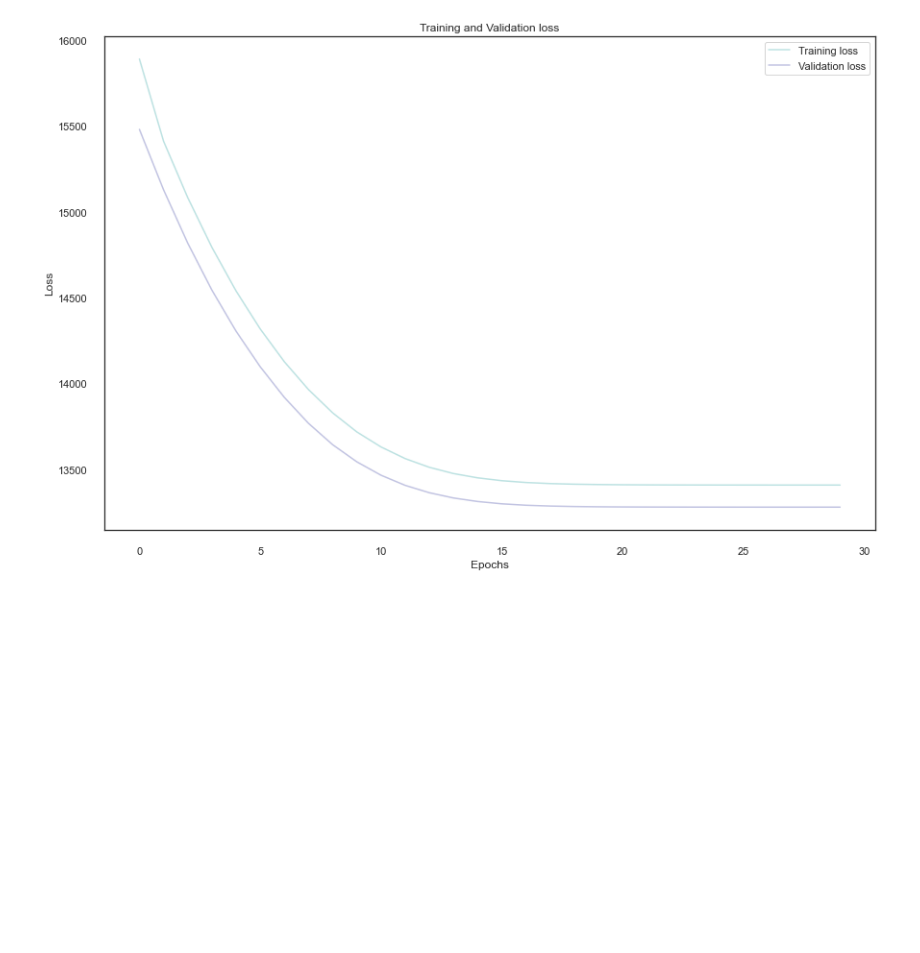
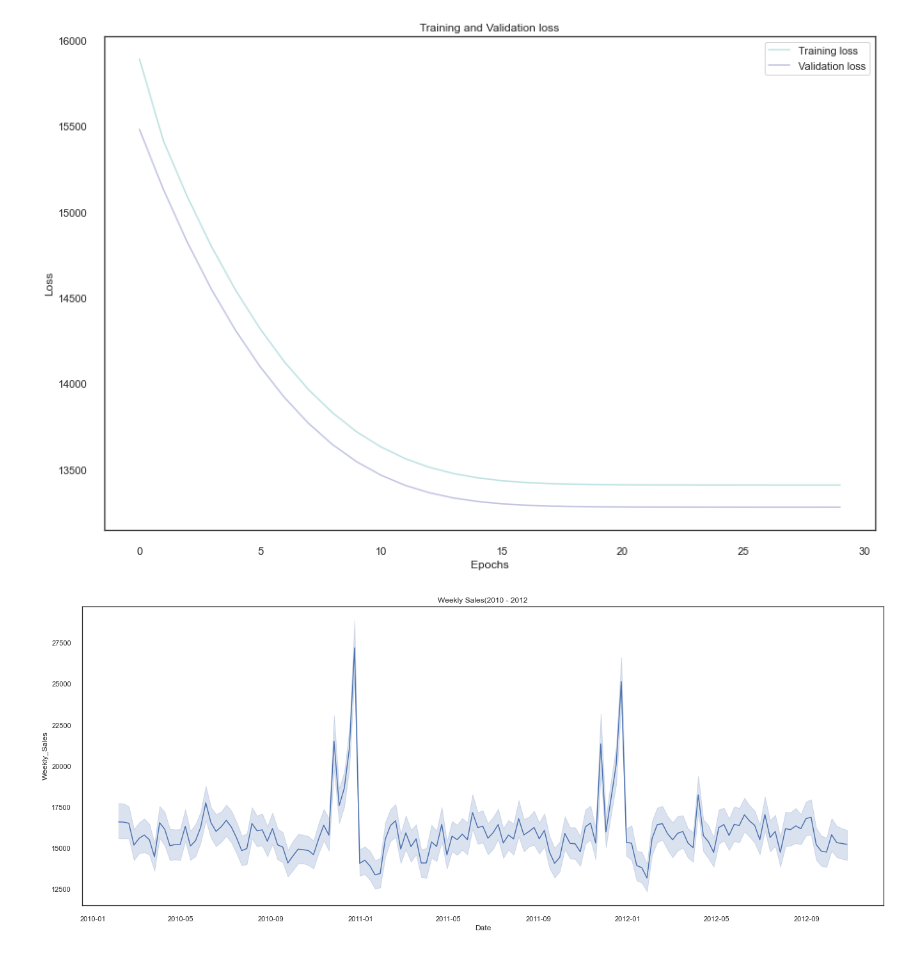
Before and after one commit to tmxkqotnl/project_mini_machine_learning_team_two, a Jupyter notebook: main.ipynb, the cells around one changed output. Drawn from its saved outputs; the diff is of its cells as text; code cells hidden in the pictures; blank space fills up the shorter version.

```diff
--- a/main.ipynb
+++ b/main.ipynb
@@ -1467,3 +1467,10 @@ plt.legend(loc="best")
 # %% [output]
 <matplotlib.legend.Legend at 0x...>
 [figure]
+# %%
+fig,ax = plt.subplots(1,1,figsize=(20,8))
+sns.lineplot(data=df[df['split']=='train'],x='Date',y='Weekly_Sales',ax=ax)
+plt.title('Weekly Sales(2010 - 2012')
+plt.savefig('./static/origin_train.png')
+# %% [output]
+[figure, added]
```
